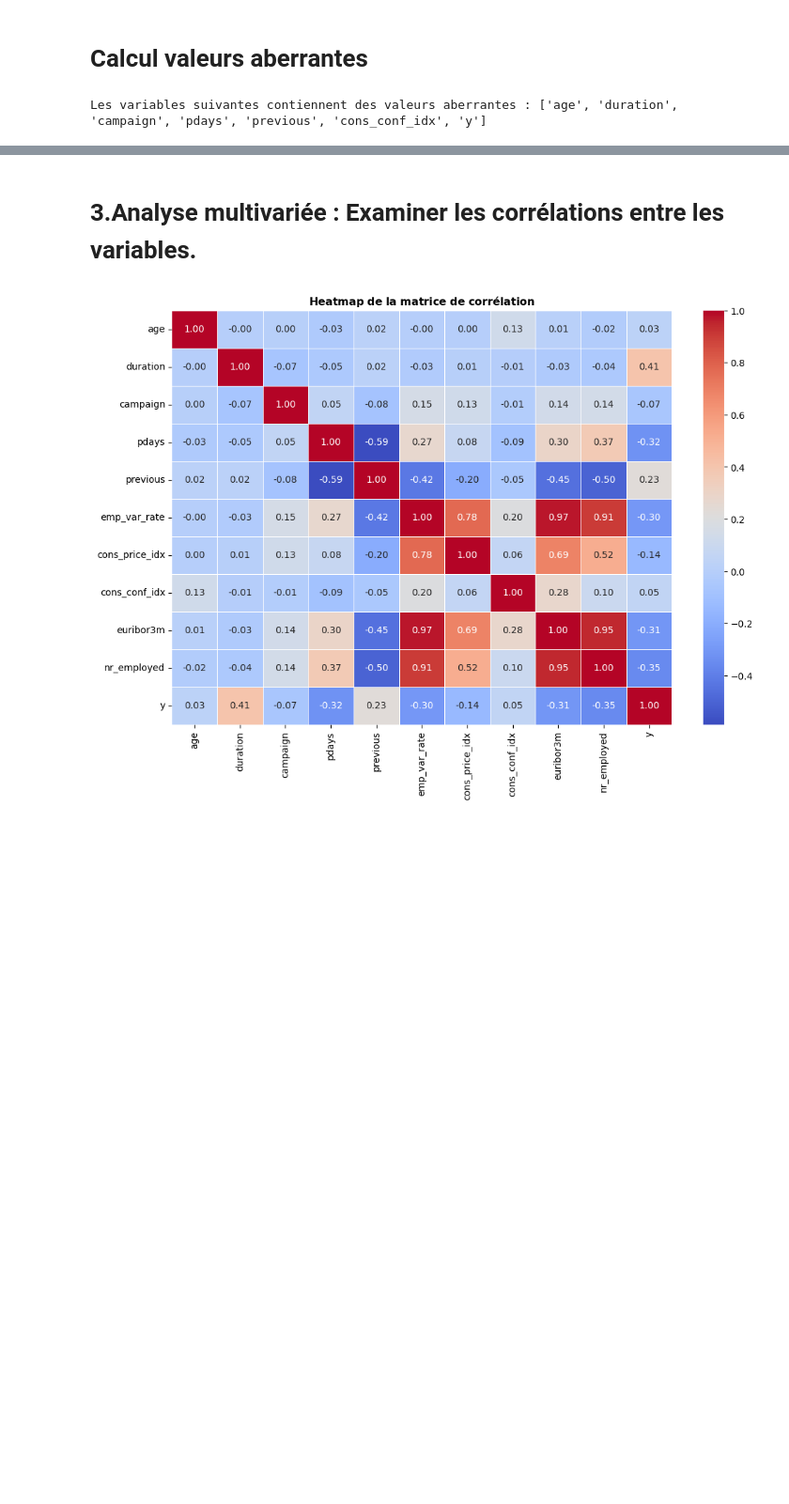
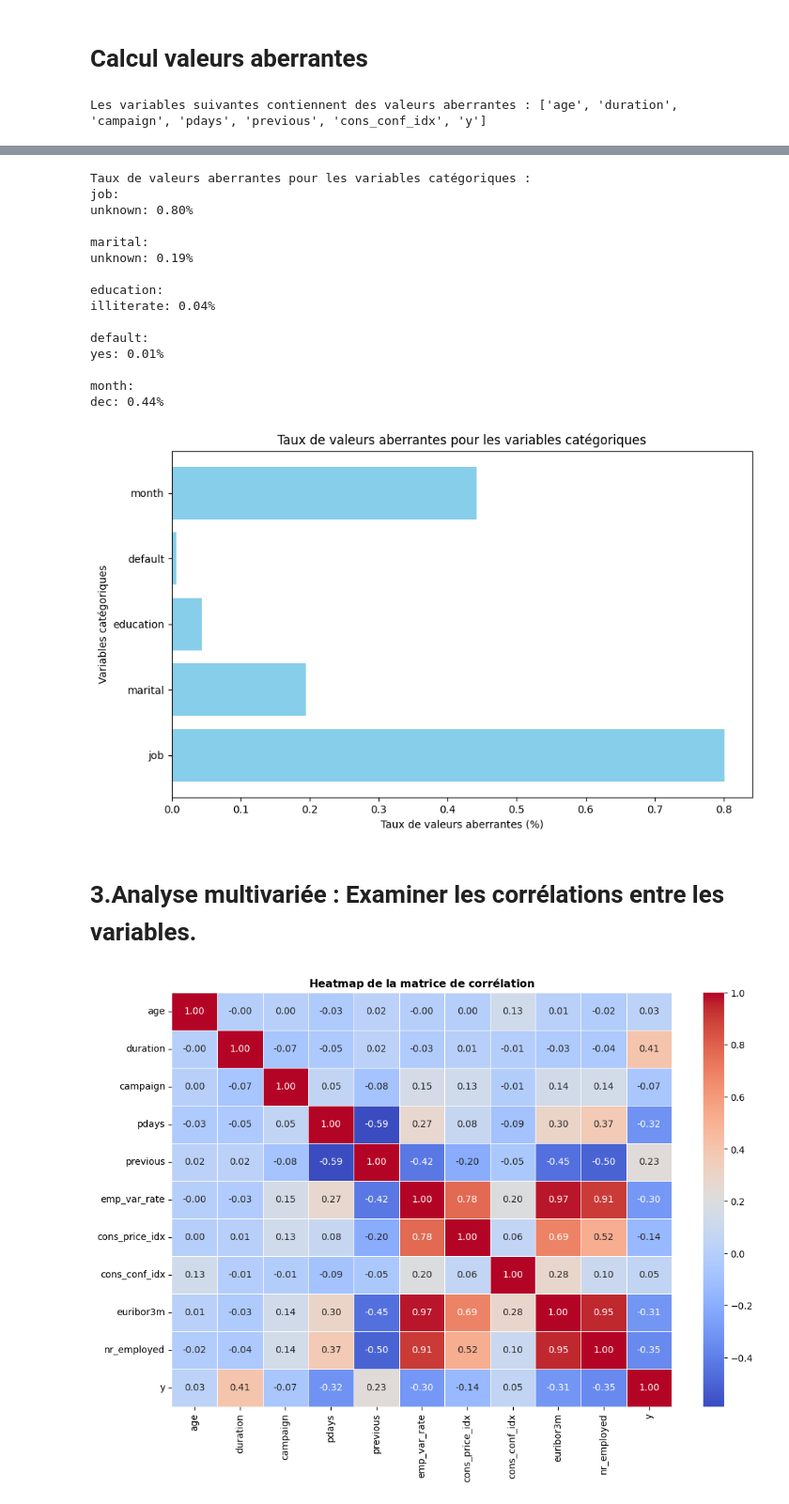
Before and after one commit to borabii/MLops-avec-mlflow, a Jupyter notebook: Projet_Mlops.ipynb, the cells around one changed output, grey strips where cells are left out. Shown at 94% size. Drawn from its saved outputs; the diff is of its cells as text; code cells hidden in the pictures; blank space fills up the shorter version.

```diff
--- a/Projet_Mlops.ipynb
+++ b/Projet_Mlops.ipynb
@@ -227,3 +215,41 @@ dec: 0.44%
+# %%
+def afficher_valeurs_aberrantes_cat(df):
+    # Appeler la fonction pour obtenir les valeurs aberrantes dans les variables catégoriques
+    valeurs_aberrantes_cat = detecter_aberrantes_cat(df)
+    print("Taux de valeurs aberrantes pour les variables catégoriques :")
+    for col, valeurs in valeurs_aberrantes_cat.items():
+        print(f"{col}:")
+        for categorie, pourcentage in valeurs.items():
+            print(f"{categorie}: {pourcentage:.2f}%")
+        print()
+    # Créer un diagramme à barres pour visualiser les valeurs aberrantes des variables catégoriques
+    plt.figure(figsize=(10, 6))
+    for col, valeurs in valeurs_aberrantes_cat.items():
+        plt.barh(col, valeurs.values, color='skyblue')
+    plt.title("Taux de valeurs aberrantes pour les variables catégoriques")
+    plt.xlabel("Taux de valeurs aberrantes (%)")
+    plt.ylabel("Variables catégoriques")
+    plt.show()
+
+# Appeler la fonction pour afficher les valeurs aberrantes pour les variables catégoriques
+afficher_valeurs_aberrantes_cat(df)
+# %% [output]
+Taux de valeurs aberrantes pour les variables catégoriques :
+job:
+unknown: 0.80%
+
+marital:
+unknown: 0.19%
+
+education:
+illiterate: 0.04%
+
+default:
+yes: 0.01%
+
+month:
+dec: 0.44%
+[figure, added]
 # %% [markdown]
 # 3.Analyse multivariée : Examiner les corrélations entre les variables.
 # %%
```
Also changed, not shown: parts of 33 cells of this notebook.
